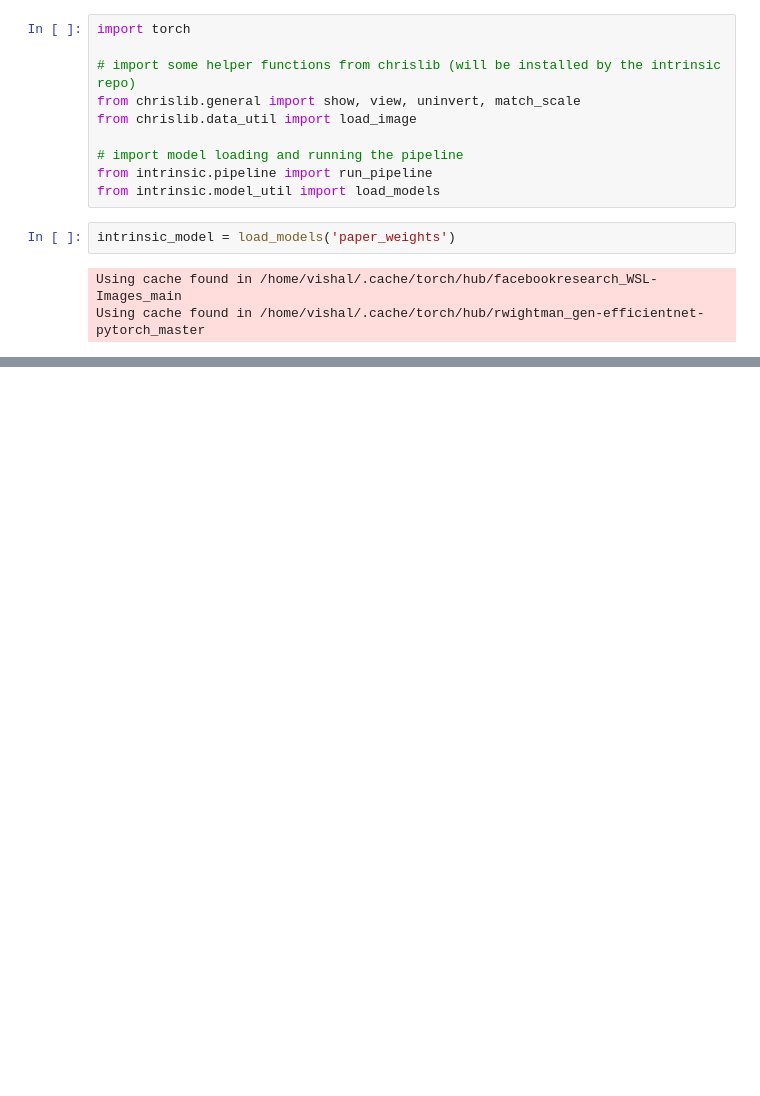
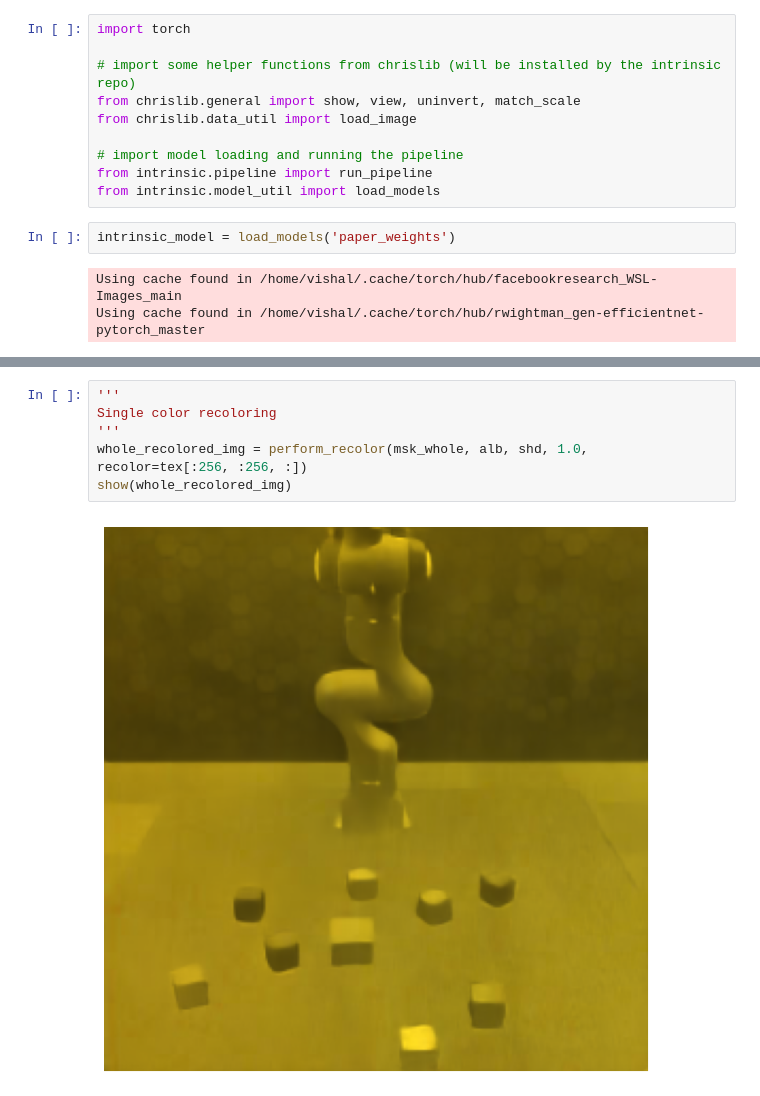
Before and after one commit to vishal-2000/intrinsic_image_decomposition, a Jupyter notebook: recoloring.ipynb, the cells around one changed output, grey strips where cells are left out. Cells and saved outputs as stored; diff of their text form; blank space fills up the shorter version.

```diff
--- a/recoloring.ipynb
+++ b/recoloring.ipynb
@@ -19,0 +94,8 @@ tex = load_image(f'Intrinsic/examples/{scene_name}/texture.png')[:, :, :3] ** 2.
+# %%
+'''
+Single color recoloring
+'''
+whole_recolored_img = perform_recolor(msk_whole, alb, shd, 1.0, recolor=tex[:256, :256, :])
+show(whole_recolored_img)
+# %% [output]
+[figure, added]
```
Also changed, not shown: parts of 13 cells of this notebook, 7 other files.
